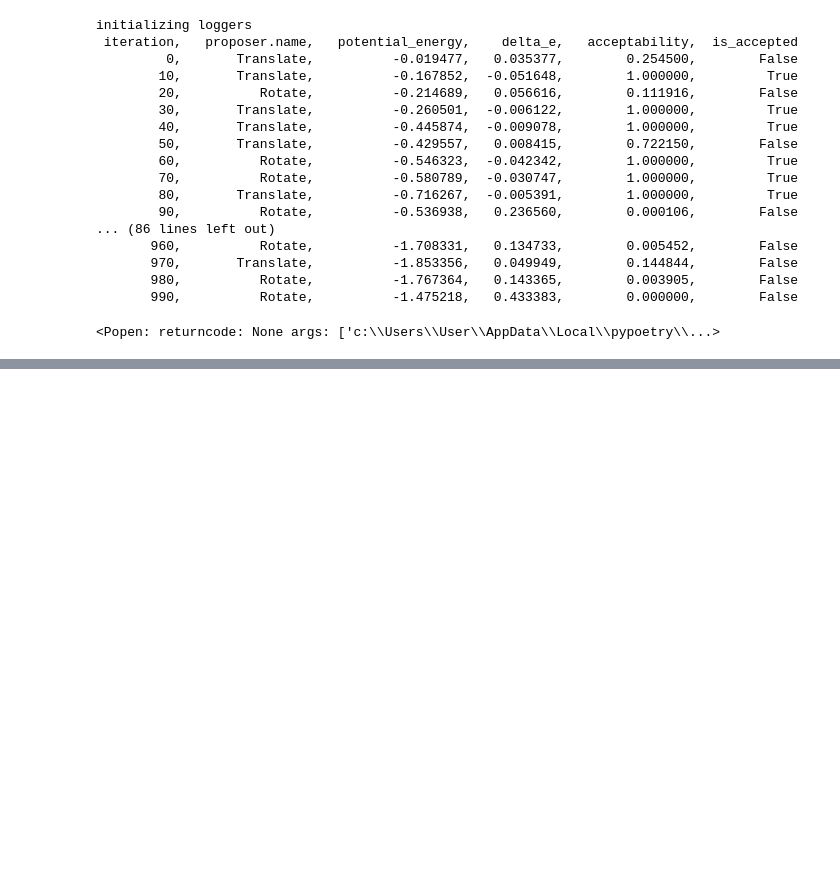
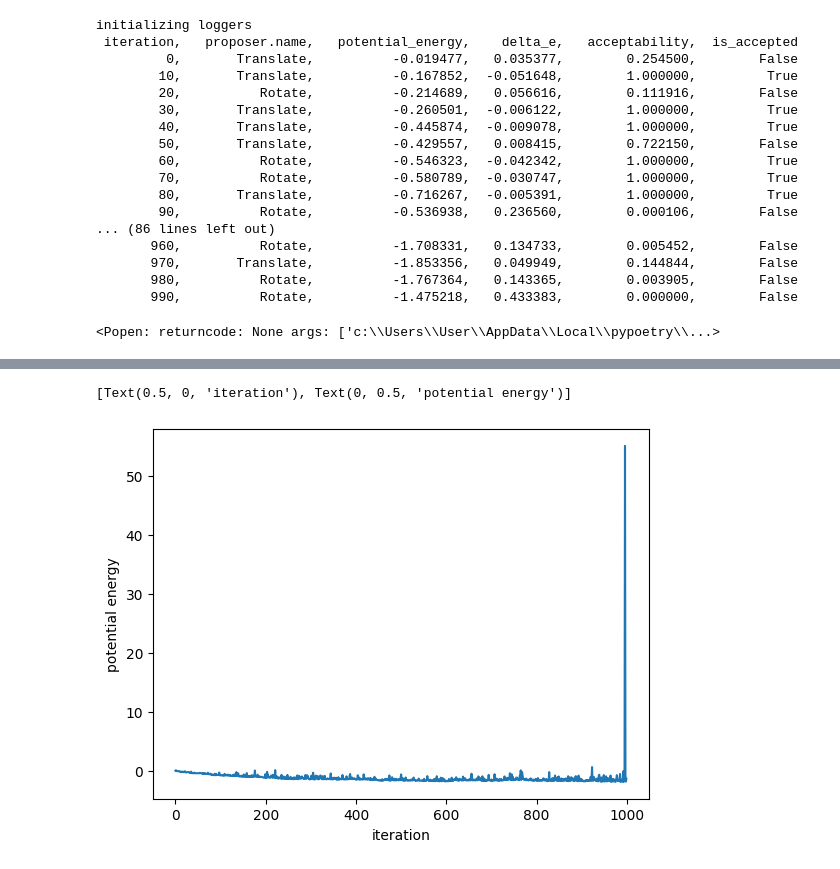
Before and after one commit to thi-ra/asetil, a Jupyter notebook: example/example1_water_alignment.ipynb, the cells around one changed output, grey strips where cells are left out. Cells and saved outputs as stored; diff of their text form; code cells hidden in the pictures; blank space fills up the shorter version.

Commit message:
Add MCInMemoryLogger to example and add visualization of MC energy

```diff
--- a/example/example1_water_alignment.ipynb
+++ b/example/example1_water_alignment.ipynb
@@ -39,7 +37,8 @@ proposers = [
 ]
 loggers = [
     MCPrintLogger(log_interval=10),
-    MCPFileLogger(log_interval=10, out_file='example1_log.txt', force_overwrite=True)
+    MCPFileLogger(log_interval=10, out_file='example1.log', force_overwrite=True),
+    MCInMemoryLogger(log_interval=10)
 ]
 mc = MonteCarlo(temperature= 300,max_iter=1000, proposers= proposers, loggers=loggers)
 initial.calc = TIP4P()
@@ -67,3 +66,9 @@ initializing loggers
 view(ret)
 # %% [output]
 <Popen: returncode: None args: ['c:\\Users\\User\\AppData\\Local\\pypoetry\\...>
+# %%
+import pandas as pd
+import matplotlib.pyplot as plt
+log, columns = loggers[2].get_log(with_columns=True)
+df = pd.DataFrame(log, columns=columns)
+df
@@ -69,0 +96,7 @@ view(ret)
+# %%
+fig, ax = plt.subplots()
+ax.plot(df['iteration'], df['potential_energy'])
+ax.set(xlabel='iteration', ylabel='potential energy')
+# %% [output]
+[Text(0.5, 0, 'iteration'), Text(0, 0.5, 'potential energy')]
+[figure, added]
```
Also changed, not shown: parts of 3 cells of this notebook.
